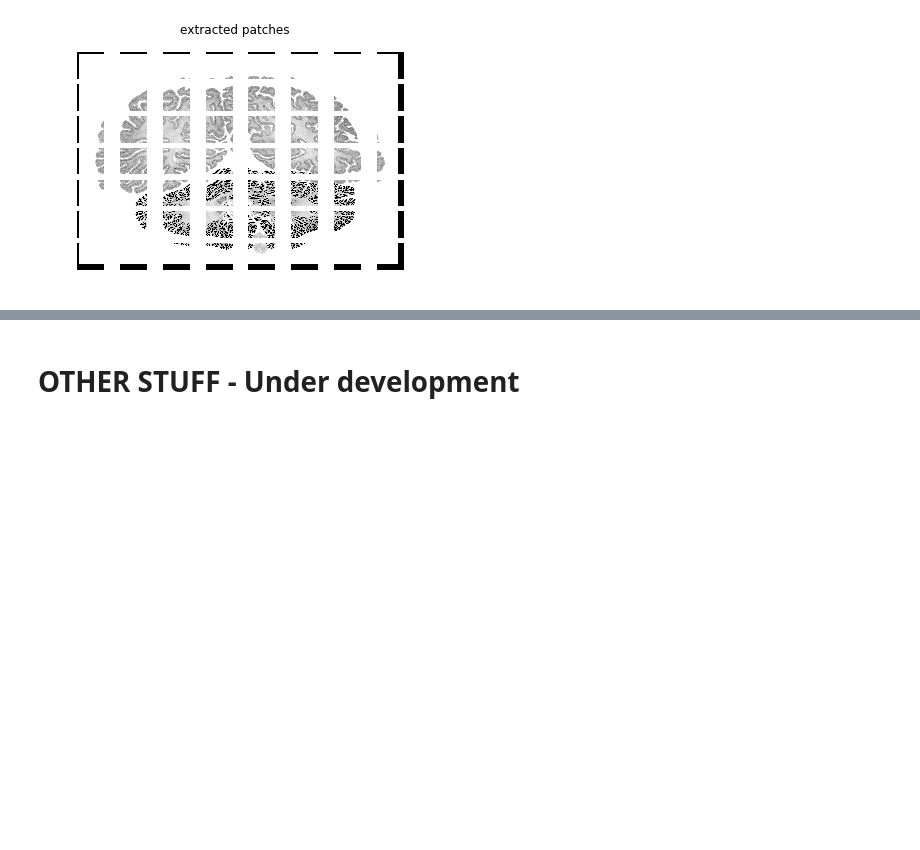
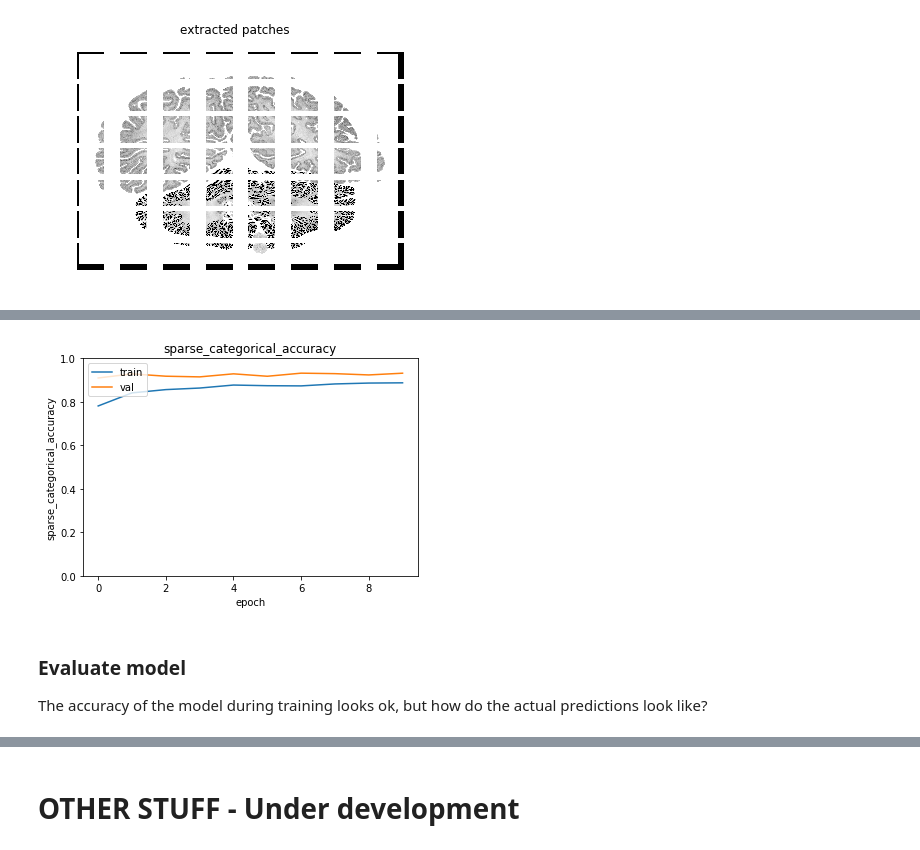
Before and after one commit to hspitzer/histo-seg, a Jupyter notebook: tutorial-segmentation.ipynb, the cells around one changed output, grey strips where cells are left out. Drawn from its saved outputs; the diff is of its cells as text; code cells hidden in the pictures; blank space fills up the shorter version.

Commit message:
finish network for v1 segmentation:

```diff
--- a/tutorial-segmentation.ipynb
+++ b/tutorial-segmentation.ipynb
@@ -731,0 +611,15 @@ for i,ax in enumerate(axes.T.flatten()):
+# %%
+# create network architecture
+input_tensor = Input(shape=X_train.shape[1:])
+model = u_net(input_tensor, num_classes=2)  # have two classes now: V1 and background
+
+# parameters for training
+lr = 0.01
+epochs = 10
+batch_size = 24
+model_name = 'model_v1.hdf5'
+
+# train model
+history_v1, datagen = train(model, (X_train, Y_train), (X_val, Y_val),
+                              lr=lr, epochs=epochs, batch_size=batch_size,
+                              model_name=model_name)
@@ -731,0 +647,7 @@ for i,ax in enumerate(axes.T.flatten()):
+# %%
+plot_history(history_v1, key='sparse_categorical_accuracy', ylim=(0,1))
+# %% [output]
+[figure, added]
+# %% [markdown]
+### Evaluate model
+The accuracy of the model during training looks ok, but how do the actual predictions look like?
```
Also changed, not shown: parts of 45 cells of this notebook.
